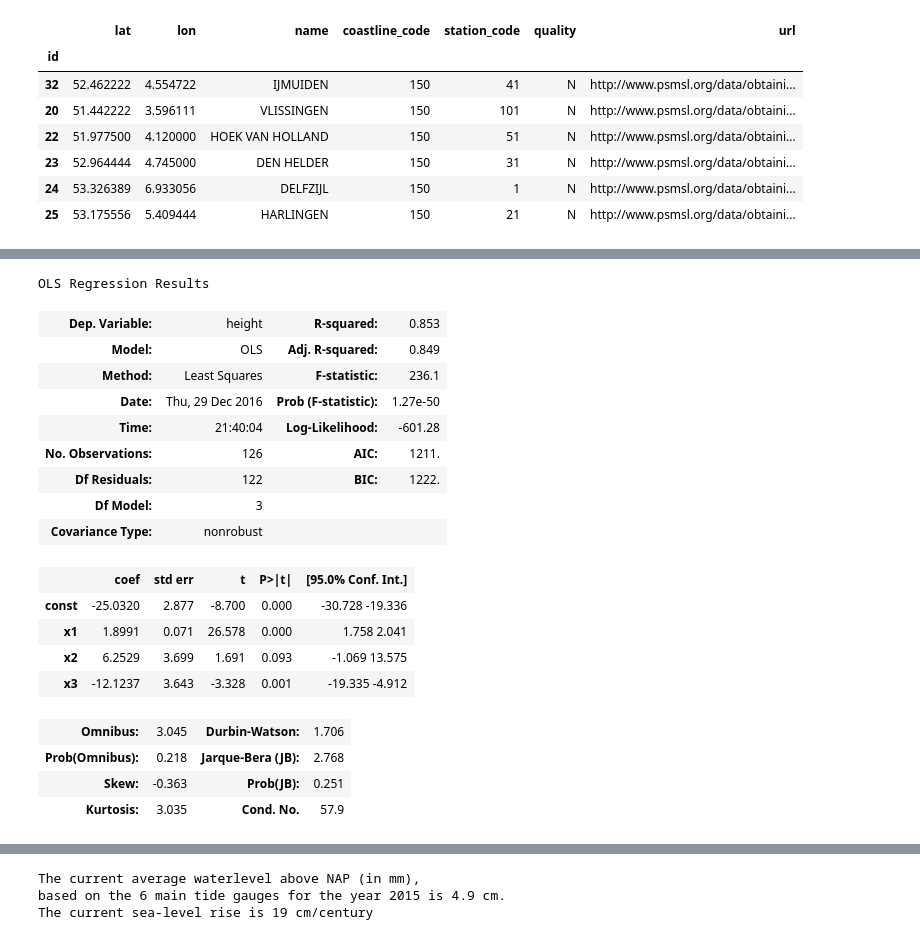
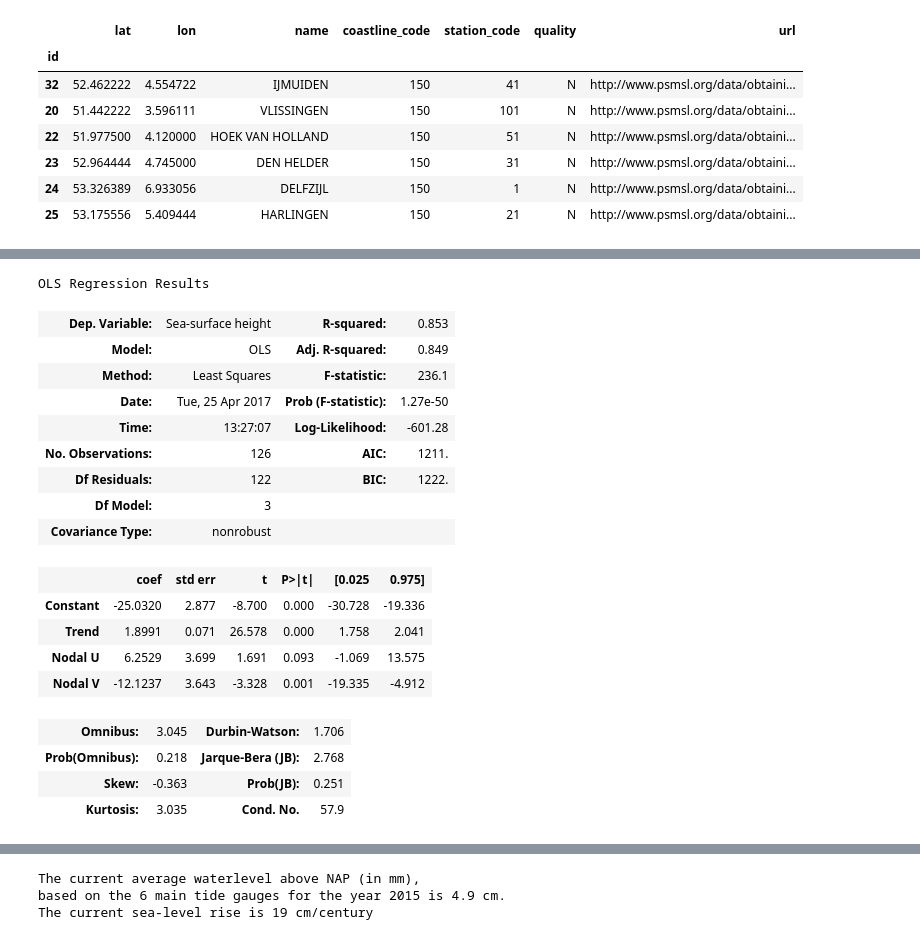
Before and after one commit to openearth/notebooks, a Jupyter notebook: sealevelmonitor.ipynb, the cells around one changed output, grey strips where cells are left out. Saved outputs shown, nothing was run; the diff lists cells and outputs as text; code cells hidden in the pictures.

```diff
--- a/sealevelmonitor.ipynb
+++ b/sealevelmonitor.ipynb
@@ -95,9 +128,11 @@ selected_stations
 | 25 | 53.175556 | 5.409444 | HARLINGEN | 150 | 21 | N |
 # %%
 # show all the stations on a map
+
 # compute the bounds of the plot
 sw = (50, -5)
 ne = (55, 10)
+# transform to web mercator
 sw_wm = pyproj.transform(WGS84, WEBMERCATOR, sw[1], sw[0])
 ne_wm = pyproj.transform(WGS84, WEBMERCATOR, ne[1], ne[0])
 # create a plot
@@ -108,4 +143,5 @@ fig.add_tile(bokeh.tile_providers.STAMEN_TERRAIN)
 # add the stations
 x, y = pyproj.transform(WGS84, WEBMERCATOR, np.array(stations.lon), np.array(stations.lat))
 fig.circle(x, y)
-bokeh.io.show(fig)
+x, y = pyproj.transform(WGS84, WEBMERCATOR, np.array(selected_stations.lon), np.array(selected_stations.lat))
+_ = fig.circle(x, y, color='red')
@@ -190,5 +294,5 @@ bokeh.io.show(fig)
 # %%
-
+# define the statistical model
 y = mean_df['height']
 X = np.c_[
     mean_df['year']-1970,
@@ -198,31 +302,32 @@ X = np.c_[
 X = sm.add_constant(X)
 model = sm.OLS(y, X)
 fit = model.fit()
-fit.summary()
-# things to check:
-# Durbin Watson should be >1 for no worries, >2 for no autocorrelation
-# JB should be non-significant for normal residuals
-# abs(x2.t) + abs(x3.t) should be > 3, otherwise adding nodal is not useful
-# %% [output]
-OLS Regression Results
-| Dep. Variable: | height | R-squared: | 0.853 |
-| Model: | OLS | Adj. R-squared: | 0.849 |
-| Method: | Least Squares | F-statistic: | 236.1 |
-| Date: | Thu, 29 Dec 2016 | Prob (F-statistic): | 1.27e-50 |
-| Time: | 21:40:04 | Log-Likelihood: | -601.28 |
-| No. Observations: | 126 | AIC: | 1211. |
-| Df Residuals: | 122 | BIC: | 1222. |
-| Df Model: | 3 |  |  |
-| Covariance Type: | nonrobust |  |  |
-|  | coef | std err | t | P>|t| | [95.0% Conf. Int.] |
-| const | -25.0320 | 2.877 | -8.700 | 0.000 | -30.728 -19.336 |
-| x1 | 1.8991 | 0.071 | 26.578 | 0.000 | 1.758 2.041 |
-| x2 | 6.2529 | 3.699 | 1.691 | 0.093 | -1.069 13.575 |
-| x3 | -12.1237 | 3.643 | -3.328 | 0.001 | -19.335 -4.912 |
-| Omnibus: | 3.045 | Durbin-Watson: | 1.706 |
-| Prob(Omnibus): | 0.218 | Jarque-Bera (JB): | 2.768 |
-| Skew: | -0.363 | Prob(JB): | 0.251 |
-| Kurtosis: | 3.035 | Cond. No. | 57.9 |
+# %%
+fit.summary(yname='Sea-surface height', xname=['Constant', 'Trend', 'Nodal U', 'Nodal V'])
+# things to check:
+# Durbin Watson should be >1 for no worries, >2 for no autocorrelation
+# JB should be non-significant for normal residuals
+# abs(x2.t) + abs(x3.t) should be > 3, otherwise adding nodal is not useful
+# %% [output]
+OLS Regression Results
+| Dep. Variable: | Sea-surface height | R-squared: | 0.853 |
+| Model: | OLS | Adj. R-squared: | 0.849 |
+| Method: | Least Squares | F-statistic: | 236.1 |
+| Date: | Tue, 25 Apr 2017 | Prob (F-statistic): | 1.27e-50 |
+| Time: | 13:27:07 | Log-Likelihood: | -601.28 |
+| No. Observations: | 126 | AIC: | 1211. |
+| Df Residuals: | 122 | BIC: | 1222. |
+| Df Model: | 3 |  |  |
+| Covariance Type: | nonrobust |  |  |
+|  | coef | std err | t | P>|t| | [0.025 | 0.975] |
+| Constant | -25.0320 | 2.877 | -8.700 | 0.000 | -30.728 | -19.336 |
+| Trend | 1.8991 | 0.071 | 26.578 | 0.000 | 1.758 | 2.041 |
+| Nodal U | 6.2529 | 3.699 | 1.691 | 0.093 | -1.069 | 13.575 |
+| Nodal V | -12.1237 | 3.643 | -3.328 | 0.001 | -19.335 | -4.912 |
+| Omnibus: | 3.045 | Durbin-Watson: | 1.706 |
+| Prob(Omnibus): | 0.218 | Jarque-Bera (JB): | 2.768 |
+| Skew: | -0.363 | Prob(JB): | 0.251 |
+| Kurtosis: | 3.035 | Cond. No. | 57.9 |
 # %%
 fig = bokeh.plotting.figure(x_range=(1860, 2020), plot_width=900, plot_height=400)
 for color, (id_, station) in zip(colors, selected_stations.iterrows()):
```
Also changed, not shown: parts of 31 cells of this notebook.
